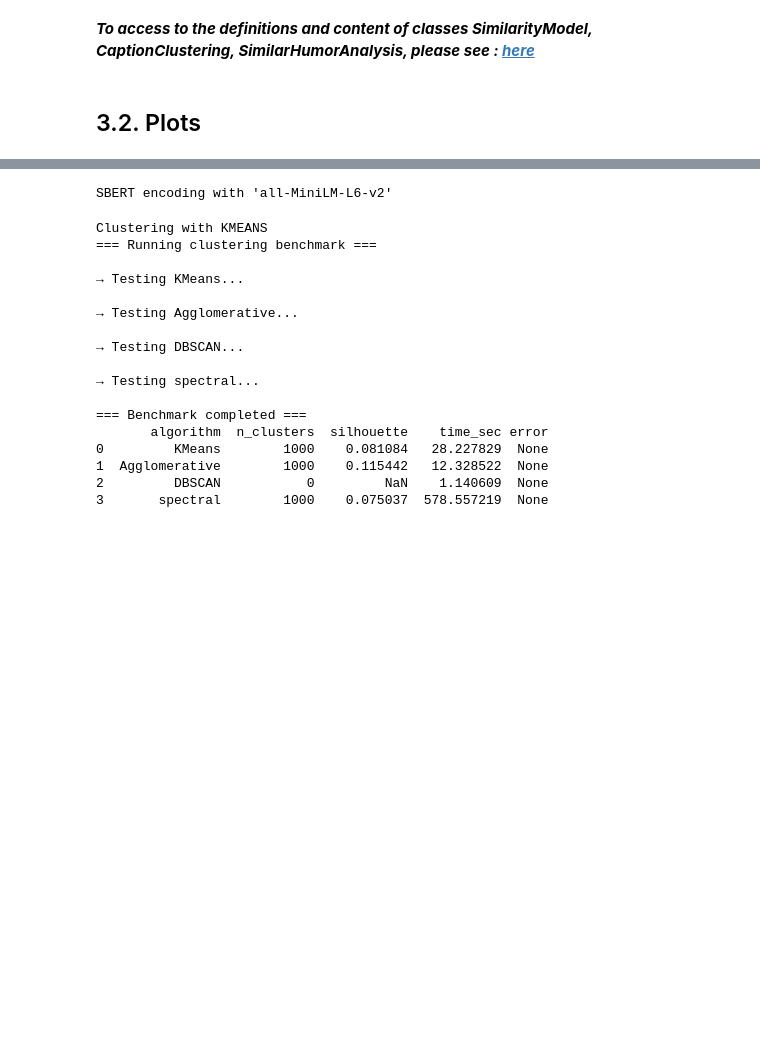
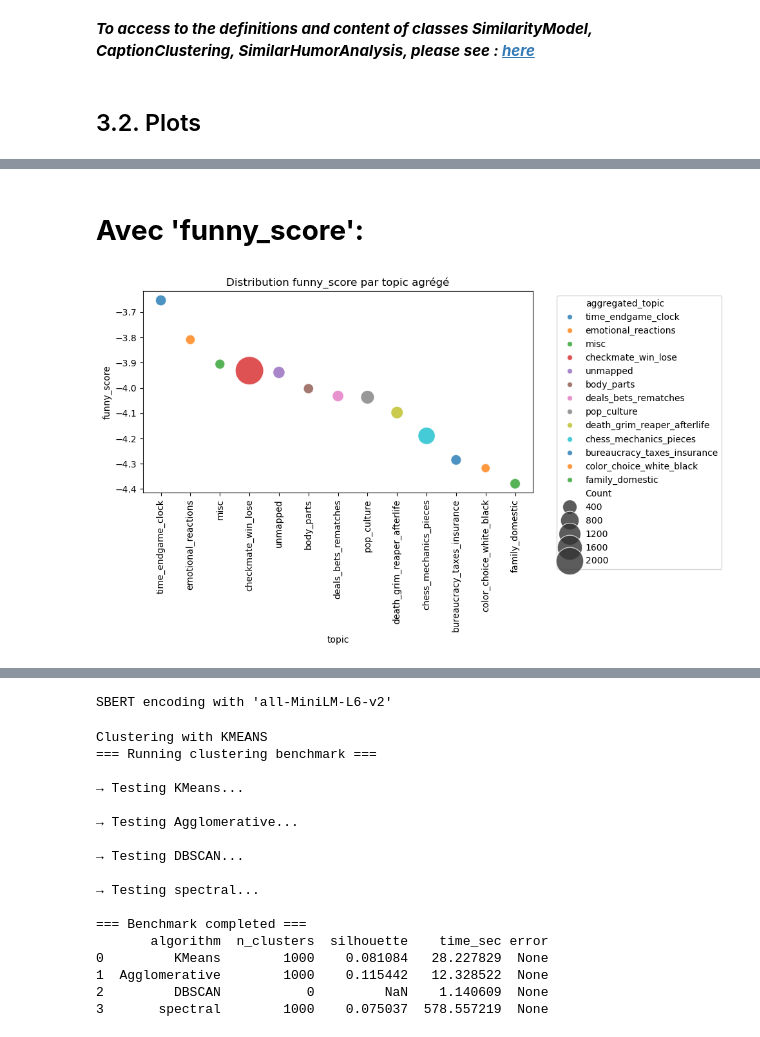
Before and after one commit to epfl-ada/ada-2025-project-adacore42, a Jupyter notebook: results_MS3.ipynb, the cells around one changed output, grey strips where cells are left out. Cells and saved outputs as stored; diff of their text form; code cells hidden in the pictures; blank space fills up the shorter version.

```diff
--- a/results_MS3.ipynb
+++ b/results_MS3.ipynb
@@ -332,0 +433,15 @@ if sample_size and len(df) > sample_size:
+# %%
+agg_topic = {
+  "checkmate_win_lose": [-1,0,1,5,7,10,11,16,18,19,20,24,32,37,41,45,49,53,60],
+  "chess_mechanics_pieces": [2,3,4,7,18,20,27,30,31,35,41,46,59,66,79],
+  "death_grim_reaper_afterlife": [10,11,14,19,24,31,36,39,40,47,51,57,63,69],
+  "time_endgame_clock": [8,14,17,20,60,64],
+  "pop_culture": [21,23,25,33,38,43,55,56,61,70,71,75,78,77],
+  "bureaucracy_taxes_insurance": [6,52,80],
+  "deals_bets_rematches": [15,22,48,50,62,74],
+  "body_parts": [12,42,72],
+  "emotional_reactions": [7,29,37,65,58],
+  "family_domestic": [68,9,34],
+  "color_choice_white_black": [28],
+  "misc": [26,54,73,76,77]
+}
@@ -332,0 +571,43 @@ if sample_size and len(df) > sample_size:
+# %% [markdown]
+# **Avec 'funny_score':**
+# %%
+# -----------------------------------------------------
+# 3) MEAN vs FUNNY_SCORE PAR TOPIC AGRÉGÉ
+# -----------------------------------------------------
+
+# Associer les scores aux topics
+df_full2 = df_topics.merge(data_m[["caption", "funny_score"]], on="caption", how="left") #### funny_score
+
+# Ajouter le topic agrégé
+df_full2["aggregated_topic"] = df_full2["topic"].apply(
+    lambda x: next((k for k, v in agg_topic.items() if x in v), "unmapped")
+)
+
+# Moyennes par topic agrégé
+df_scores2 = df_full2.groupby("aggregated_topic").agg({
+    "funny_score": "mean", #### funny_score
+    "caption": "count"
+}).reset_index().rename(columns={"caption": "Count"}).sort_values("funny_score", ascending=False) #### funny_score
+
+
+# --------------------------
+# Scatter : funny_score vs mean
+# --------------------------
+plt.figure(figsize=(10, 6))
+sns.scatterplot(
+    data=df_scores2,
+    x="aggregated_topic", y="funny_score", #### funny_score
+    size="Count", hue="aggregated_topic",
+    sizes=(100, 1000), alpha=0.8, palette="tab10"
+)
+plt.title("Distribution funny_score par topic agrégé")
+plt.xticks(rotation=90)
+plt.xlabel("topic")
+plt.ylabel("funny_score")
+plt.legend(bbox_to_anchor=(1.05, 1), loc='upper left')
+plt.tight_layout()
+plt.show()
+
+# attention à l'echelle des axes, ca peut aller de quelle valeur à quelle valeur le funny_score ?
+# %% [output]
+[figure, added]
```
Also changed, not shown: parts of 20 cells of this notebook, 1 other file.
